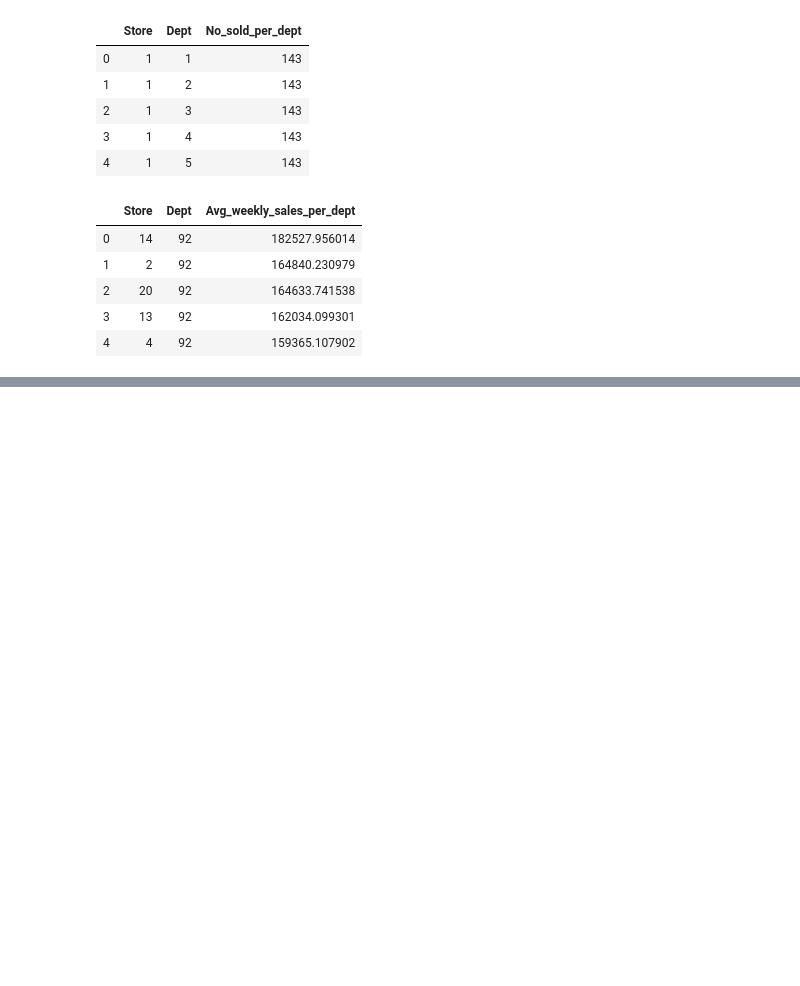
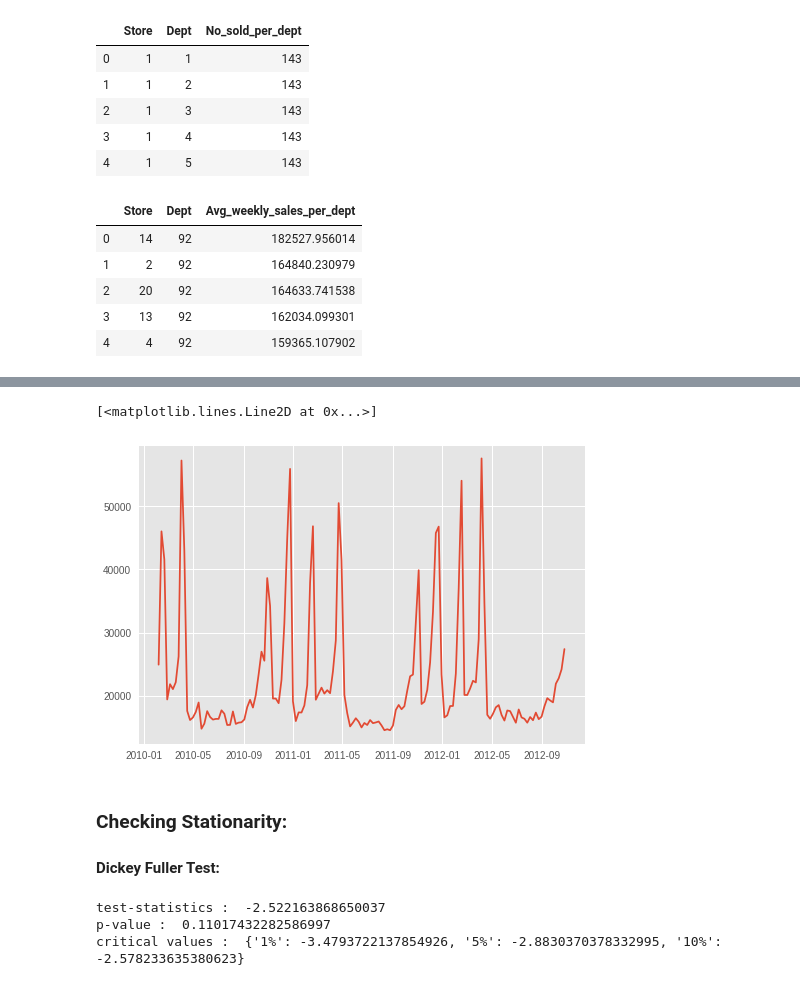
Before and after one commit to sagnikrana/Sales-Forecasting, a Jupyter notebook: Sales Forecasting.ipynb, the cells around one changed output, grey strips where cells are left out. Cells and saved outputs as stored; diff of their text form; code cells hidden in the pictures; blank space fills up the shorter version.

```diff
--- a/Sales Forecasting.ipynb
+++ b/Sales Forecasting.ipynb
@@ -134,0 +136,32 @@ dept_avg_weekly_sale_per_dept.plot()
+# %%
+sales_store1 = sales_data[sales_data['Store'] == 1]
+sales_store1_dept1 = sales_store1[sales_store1['Dept'] == 1][['Date','Weekly_Sales']]
+sales_store1_dept1.index = sales_store1_dept1['Date']
+del sales_store1_dept1['Date']
+# %%
+plt.plot(sales_store1_dept1.index, sales_store1_dept1['Weekly_Sales'])
+# %% [output]
+[<matplotlib.lines.Line2D at 0x...>]
+[figure, added]
+# %% [markdown]
+### Checking Stationarity:
+#### Dickey Fuller Test:
+# %%
+# Import augmented dicky-fuller test function
+from statsmodels.tsa.stattools import adfuller
+
+# Run test
+result = adfuller(sales_store1_dept1['Weekly_Sales'])
+
+# Print test statistic
+print("test-statistics : ",result[0])
+
+# Print p-value
+print("p-value : ",result[1])
+
+# Print critical values
+print("critical values : ",result[4])
+# %% [output]
+test-statistics :  -2.522163868650037
+p-value :  0.11017432282586997
+critical values :  {'1%': -3.4793722137854926, '5%': -2.8830370378332995, '10%': -2.578233635380623}
```
Also changed, not shown: parts of 12 cells of this notebook.
